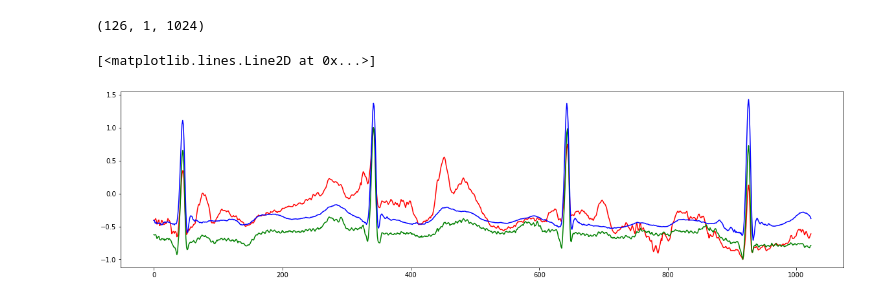
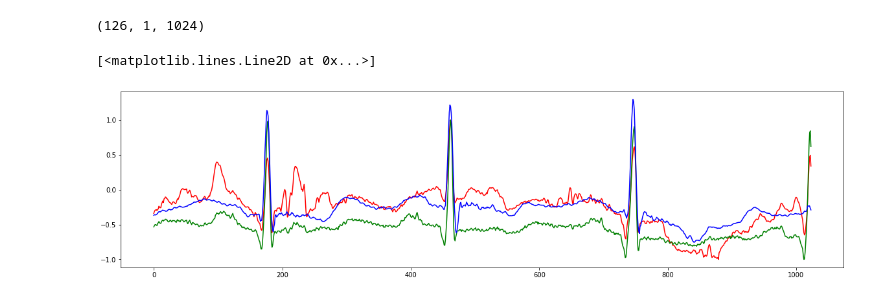
Before and after one commit to enzlaur/pytorch-ml-tuts, a Jupyter notebook: scratch07.ipynb, the cells around one changed output. Drawn from its saved outputs; the diff is of its cells as text; code cells hidden in the pictures.

```diff
--- a/scratch07.ipynb
+++ b/scratch07.ipynb
@@ -81,22 +81,26 @@ class ae_sampler(nn.Module):
             nn.BatchNorm1d(20),
             nn.Conv1d(20, 20, kernel_size, stride=2, padding=7 ), nn.ELU(True), # 521
             nn.BatchNorm1d(20),
-            nn.Conv1d(20, 40, kernel_size, stride=2, padding=7 ), nn.ELU(True), # 521
+            nn.Conv1d(20, 20, kernel_size, stride=2, padding=7 ), nn.ELU(True), # 521
+            nn.BatchNorm1d(20),
+            nn.Conv1d(20, 40, kernel_size, stride=2, padding=8 ), nn.ELU(True), # 521
             nn.BatchNorm1d(40),
-            nn.Conv1d(40, 1, kernel_size, stride=1, padding=8 ), nn.ELU(True), # 521
+            nn.Conv1d(40, 1, kernel_size, stride=1, padding=7 ), nn.ELU(True), # 521
             nn.BatchNorm1d(1),
         )
 
         self.decoder = nn.Sequential(
-            nn.ConvTranspose1d(1, 40, kernel_size, stride=1, padding=8 ), nn.ELU(True), # 521
+            nn.ConvTranspose1d(1, 40, kernel_size, stride=1, padding=7 ), nn.ELU(True), # 521
             nn.BatchNorm1d(40),
-            nn.ConvTranspose1d(40, 20, kernel_size, stride=2, padding=7 ), nn.ELU(True), # 521
+            nn.ConvTranspose1d(40, 20, kernel_size, stride=2, padding=8 ), nn.ELU(True), # 521
             nn.BatchNorm1d(20),
             nn.ConvTranspose1d(20, 20, kernel_size, stride=2, padding=7 ), nn.ELU(True), # 521
             nn.BatchNorm1d(20),
             nn.ConvTranspose1d(20, 40, kernel_size, stride=2, padding=7 ), nn.ELU(True), # 521
             nn.BatchNorm1d(40),
             nn.ConvTranspose1d(40, 1, kernel_size, stride=2, padding=7 ), nn.ELU(True), # 521
+            nn.BatchNorm1d(1),
+            nn.ConvTranspose1d(1, 1, kernel_size, stride=2, padding=7 ), nn.ELU(True), # 521
             nn.BatchNorm1d(1),
         )
 
@@ -106,8 +110,8 @@ class ae_sampler(nn.Module):
 
         return x
 # %%
-ecg_noisy_tensor = e06
-ecg_clean_tensor = e24
+ecg_noisy_tensor = ecg_noisy_norm
+ecg_clean_tensor = ecg_clean_norm
 # Preview ECG data
 index = 8
 plt.figure( figsize=(20,5) )
@@ -229,11 +233,11 @@ print( result.shape )
 # %% [output]
 (126, 1, 1024)
 # %%
-index = 0
+index = 4
 plt.figure( figsize=(20,5) )
 plt.plot( ecg_noisy_test[index][0].cpu(), c='red', label='original data' )
 plt.plot( ecg_clean_tensor[index][0].cpu(), c='green', label='original data' )
 plt.plot( result[index][0], c='blue', label='decoder result' )
 # %% [output]
 [<matplotlib.lines.Line2D at 0x...>]
-[figure, old version]
+[figure, new version]
```
Also changed, not shown: parts of 5 cells of this notebook.
